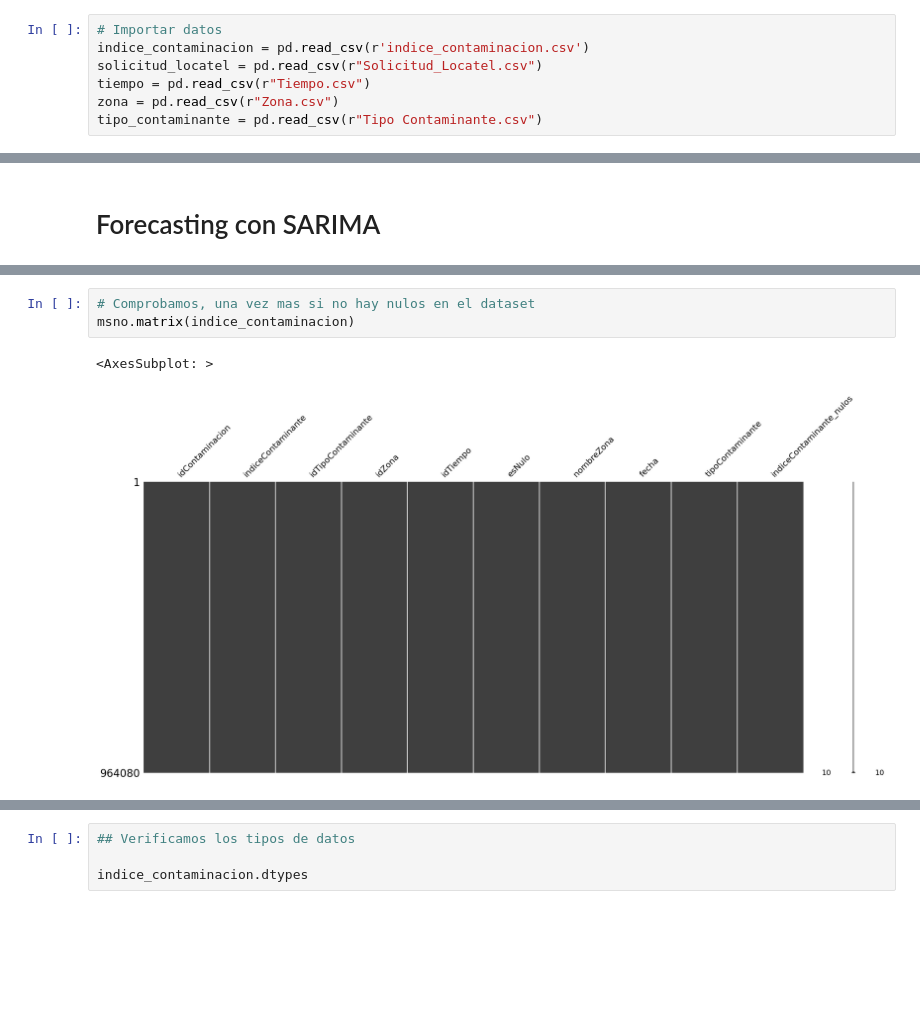
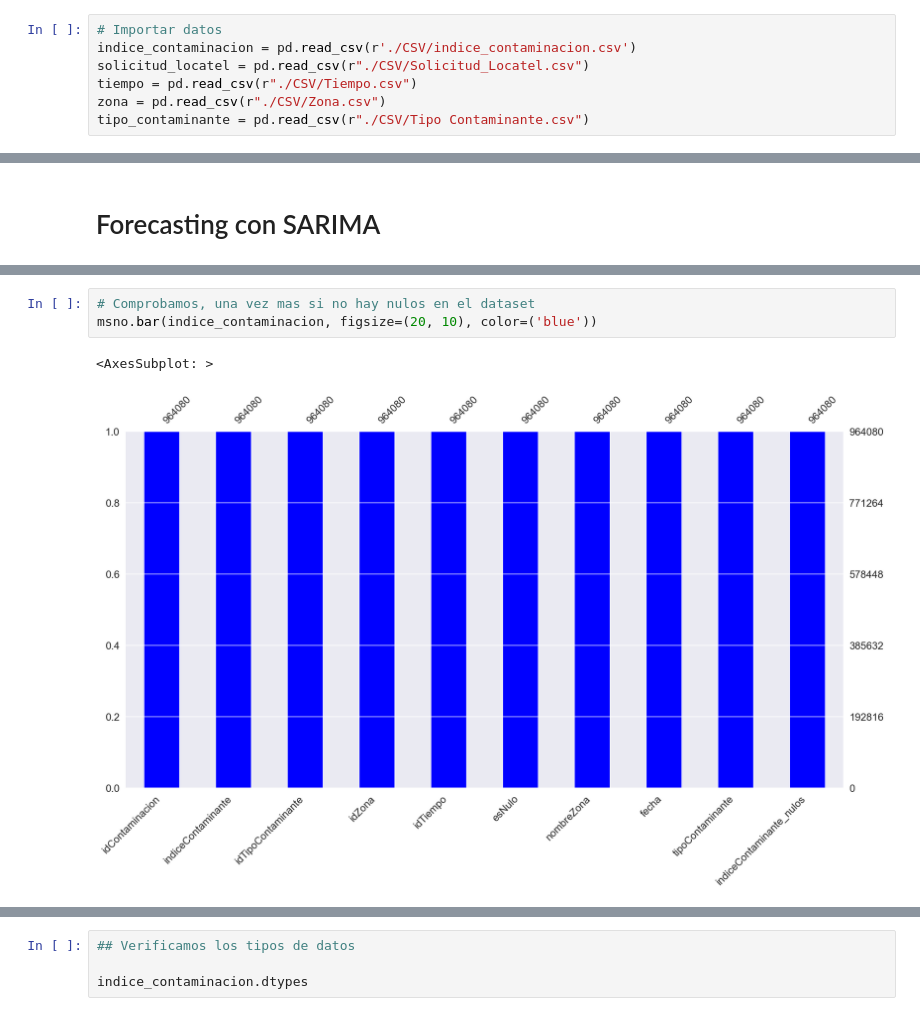
Before and after one commit to Vapss/Modelo-ML-IA-DataMining, a Jupyter notebook: TratamientoYModelo.ipynb, the cells around one changed output, grey strips where cells are left out. Drawn from its saved outputs; the diff is of its cells as text; blank space fills up the shorter version.

```diff
--- a/TratamientoYModelo.ipynb
+++ b/TratamientoYModelo.ipynb
@@ -10,11 +10,11 @@ import seaborn as sns
 from sklearn import svm
 # %%
 # Importar datos
-indice_contaminacion = pd.read_csv(r'indice_contaminacion.csv')
-solicitud_locatel = pd.read_csv(r"Solicitud_Locatel.csv")
-tiempo = pd.read_csv(r"Tiempo.csv")
-zona = pd.read_csv(r"Zona.csv")
-tipo_contaminante = pd.read_csv(r"Tipo Contaminante.csv")
+indice_contaminacion = pd.read_csv(r'./CSV/indice_contaminacion.csv')
+solicitud_locatel = pd.read_csv(r"./CSV/Solicitud_Locatel.csv")
+tiempo = pd.read_csv(r"./CSV/Tiempo.csv")
+zona = pd.read_csv(r"./CSV/Zona.csv")
+tipo_contaminante = pd.read_csv(r"./CSV/Tipo Contaminante.csv")
 # %%
 # Observar datos
 indice_contaminacion.head()
@@ -341,6 +387,6 @@ from statsmodels.tsa.arima.model import ARIMA
 # %%
 # Comprobamos, una vez mas si no hay nulos en el dataset
-msno.matrix(indice_contaminacion)
+msno.bar(indice_contaminacion, figsize=(20, 10), color=('blue'))
 # %% [output]
 <AxesSubplot: >
-[figure, old version]
+[figure, new version]
```
Also changed, not shown: parts of 56 cells of this notebook.
